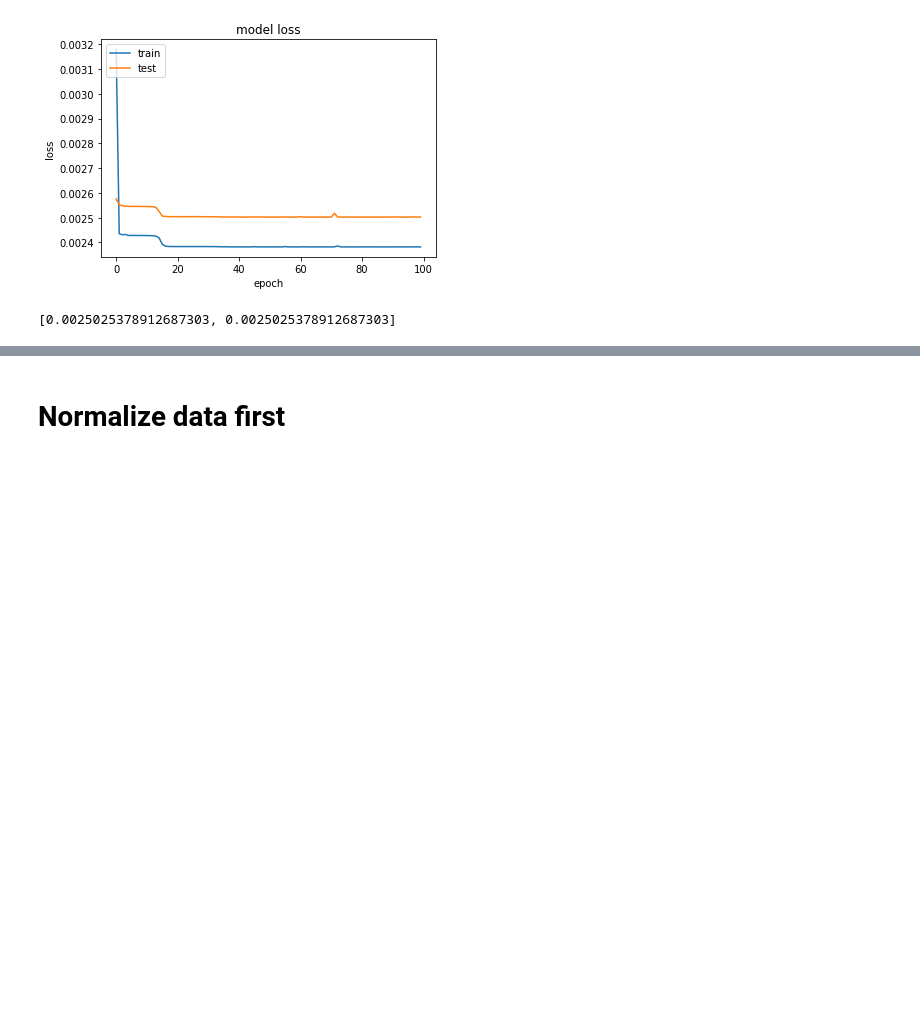
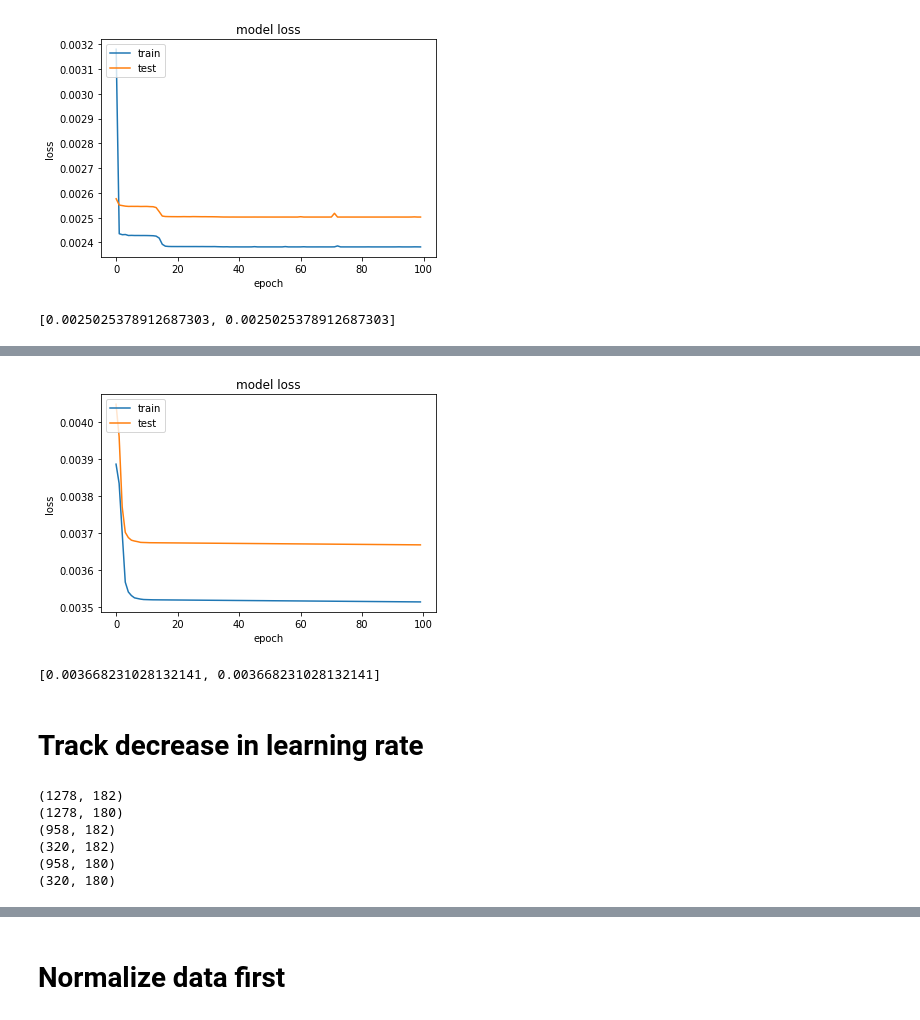
Before and after one commit to somritabanerjee/GuSTO.jl, a Jupyter notebook: examples/train_and_create_imitation_learning_network.ipynb, the cells around one changed output, grey strips where cells are left out. Saved outputs shown, nothing was run; the diff lists cells and outputs as text; code cells hidden in the pictures; blank space fills up the shorter version.

Commit message:
Went over code with Thomas, decaying learning rate on plateau

```diff
--- a/examples/train_and_create_imitation_learning_network.ipynb
+++ b/examples/train_and_create_imitation_learning_network.ipynb
@@ -179,0 +201,2 @@ print(scores)
+# %%
+(X_train, X_test, Y_train, Y_test) = loadData(["NoObstacleFirst3IterEndsInOK.jld2"], testRatio = 0.25)
@@ -179,0 +210,23 @@ print(scores)
+# %%
+# create the model
+model = Sequential()
+model.add(Dense(256, input_dim=182, kernel_initializer='uniform', activation='relu'))
+# model.add(Dense(256, init='uniform', activation='relu'))
+model.add(Dense(128, kernel_initializer='uniform', activation='relu'))
+model.add(Dense(64, kernel_initializer='uniform', activation='relu'))
+model.add(Dense(128, kernel_initializer='uniform', activation='relu'))
+model.add(Dense(256, kernel_initializer='uniform', activation='relu'))
+model.add(Dense(180, kernel_initializer='uniform', activation='relu'))
+
+# compile the model
+customAdam = Adam(lr=0.0001, beta_1=0.9, beta_2=0.999, epsilon=None, decay=0.0, amsgrad=False)
+model.compile(loss='mean_squared_error', optimizer=customAdam, metrics=['mean_squared_error'])
+# model.compile(loss='mean_squared_error', optimizer='adam', metrics=['mean_squared_error'])
+# %%
+reduce_lr = ReduceLROnPlateau(monitor='val_loss', factor=0.2,
+                              patience=3, min_lr=0.0000001)
+# fit the model
+histSimple = model.fit(X_train, Y_train, validation_data=(X_test, Y_test), epochs=100, batch_size=5, verbose=1, callbacks=[reduce_lr])
+
+# evaluate the model
+scores = model.evaluate(X_test, Y_test)
@@ -179,0 +251,26 @@ print(scores)
+# %%
+# summarize history for loss
+plt.plot(histSimple.history['loss'])
+plt.plot(histSimple.history['val_loss'])
+plt.title('model loss')
+plt.ylabel('loss')
+plt.xlabel('epoch')
+plt.legend(['train', 'test'], loc='upper left')
+plt.show()
+# %% [output]
+[figure, added]
+# %%
+print(scores)
+# %% [output]
+[0.003668231028132141, 0.003668231028132141]
+# %% [markdown]
+# Track decrease in learning rate
+# %%
+(X_train, X_test, Y_train, Y_test) = loadData(["NoObstacleFirst3IterEndsInOK.jld2"], testRatio = 0.25)
+# %% [output]
+(1278, 182)
+(1278, 180)
+(958, 182)
+(320, 182)
+(958, 180)
+(320, 180)
```
Also changed, not shown: parts of 12 cells of this notebook, 1 other file.
